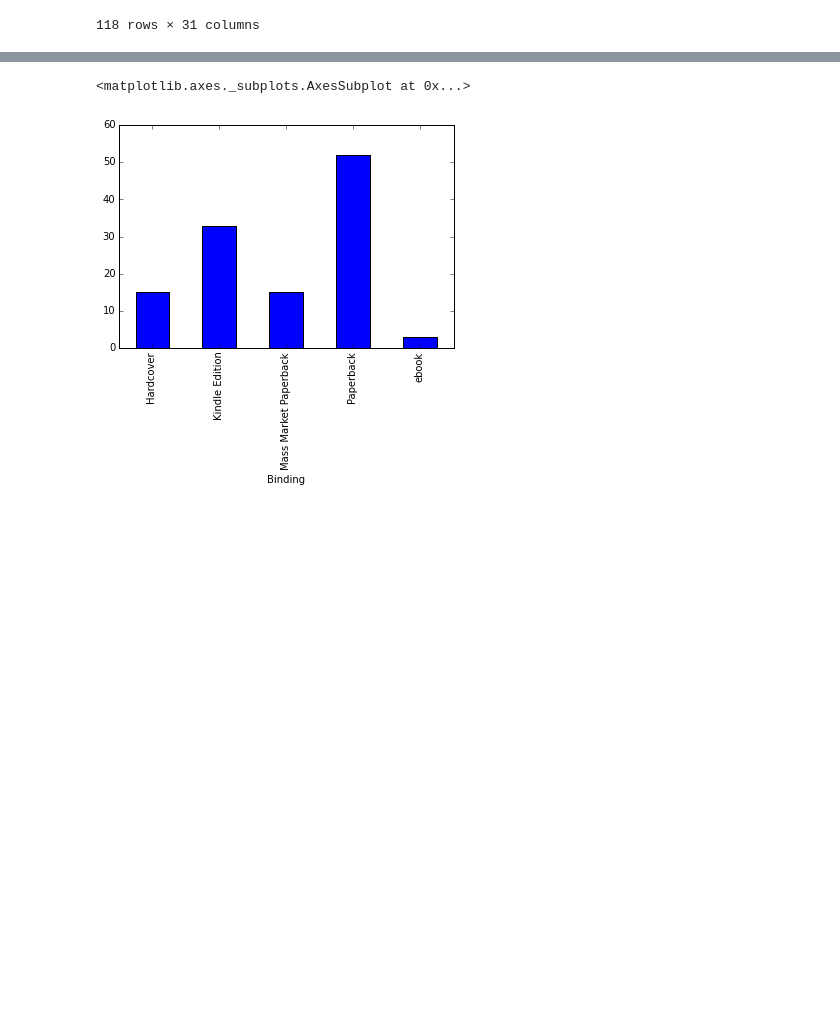
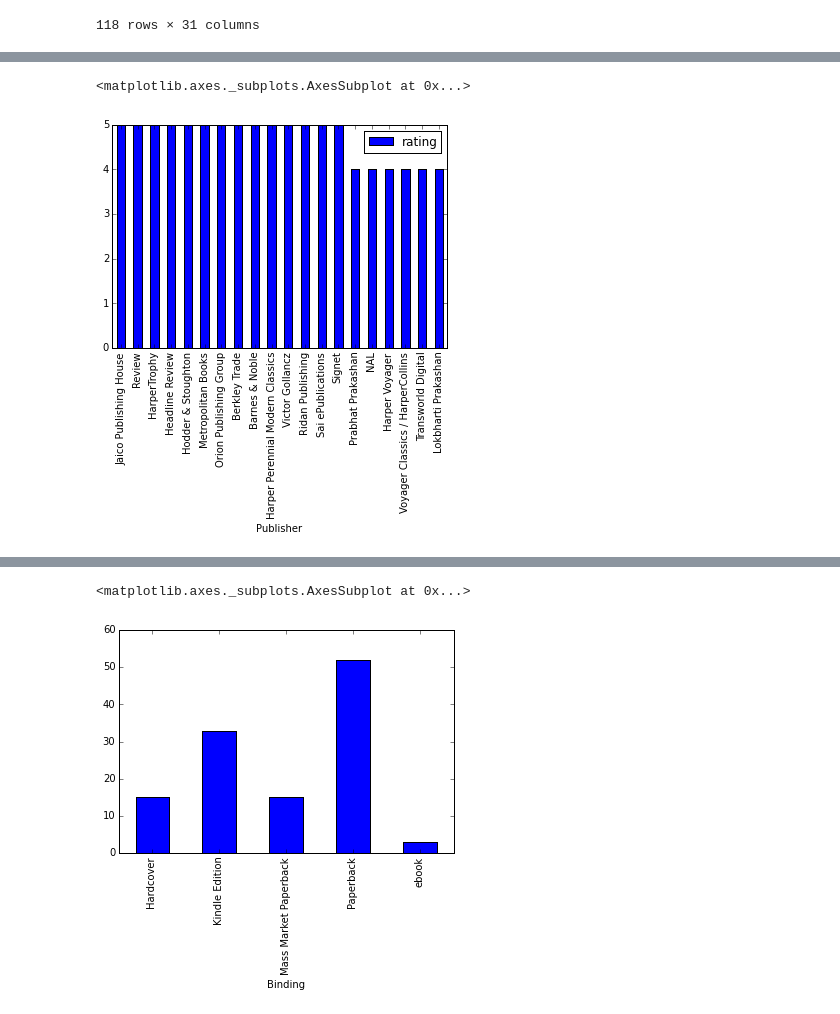
Before and after one commit to agiliq/pandas_visualization, a Jupyter notebook: Shabda's book data.ipynb, the cells around one changed output, grey strips where cells are left out. Drawn from its saved outputs; the diff is of its cells as text; code cells hidden in the pictures; blank space fills up the shorter version.

```diff
--- a/Shabda's book data.ipynb
+++ b/Shabda's book data.ipynb
@@ -38,3 +59,11 @@ auth_count_gt_two = author_pivot[author_pivot['Book Id']>2]['Title'].copy()
+# %%
+"""
+Average rating for publisher. Top 20
+"""
+pd.DataFrame({'rating':df3['rating']/df3['count']}).sort('rating', ascending=False)[:20].plot(kind='bar')
+# %% [output]
+<matplotlib.axes._subplots.AxesSubplot at 0x...>
+[figure, added]
 # %%
 """
 Authors with two or more entries.
```
Also changed, not shown: parts of 7 cells of this notebook.
